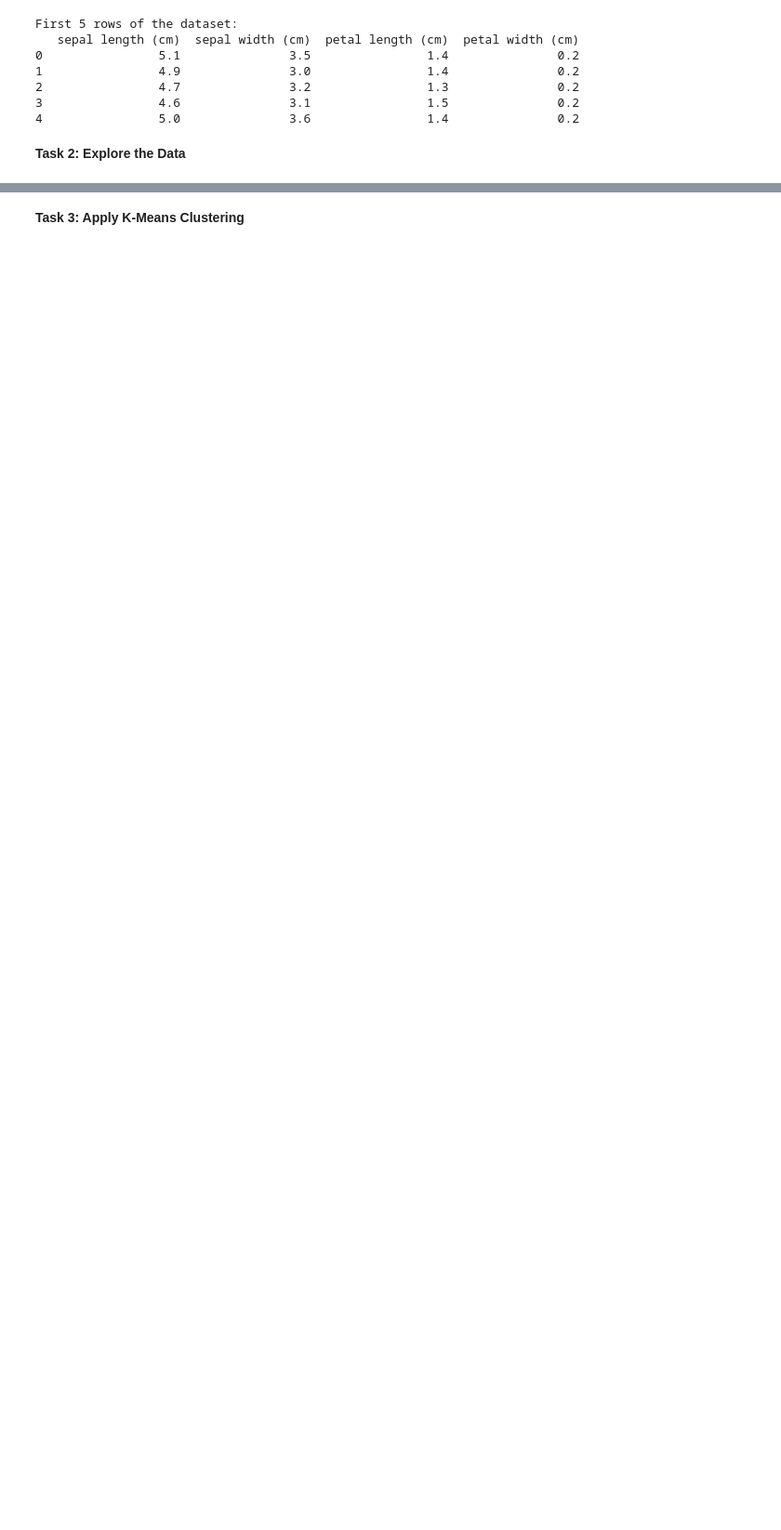
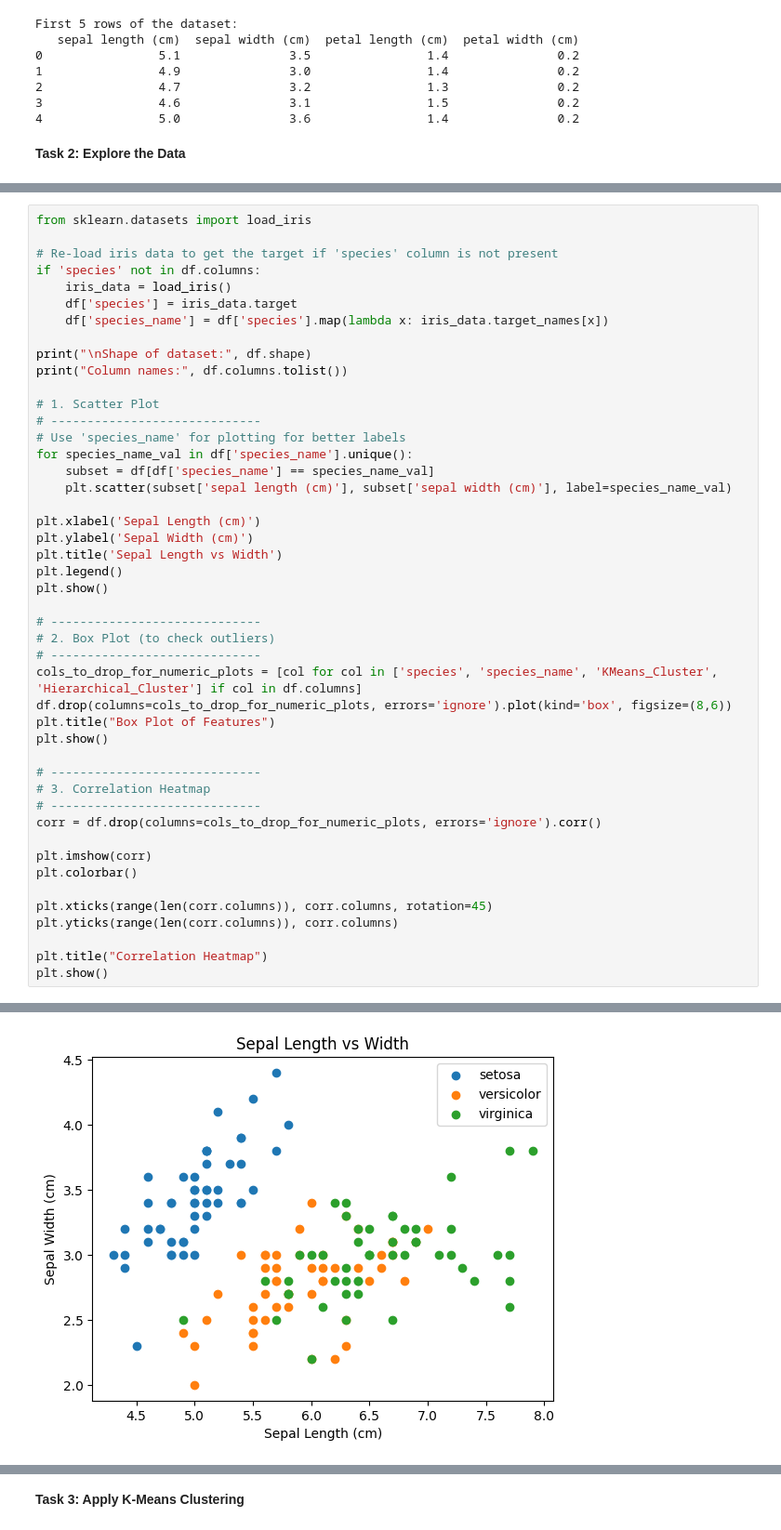
Before and after one commit to MageroOduor/ML, a Jupyter notebook: Practical_Assignment_–_Clustering_with_the_Iris_Dataset.ipynb, the cells around one changed output, grey strips where cells are left out. Shown at 93% size. Saved outputs shown, nothing was run; the diff lists cells and outputs as text; blank space fills up the shorter version.

```diff
--- a/Practical_Assignment_–_Clustering_with_the_Iris_Dataset.ipynb
+++ b/Practical_Assignment_–_Clustering_with_the_Iris_Dataset.ipynb
@@ -31,0 +27,47 @@ Column names: ['sepal length (cm)', 'sepal width (cm)', 'petal length (cm)', 'pe
+# %%
+from sklearn.datasets import load_iris
+
+# Re-load iris data to get the target if 'species' column is not present
+if 'species' not in df.columns:
+    iris_data = load_iris()
+    df['species'] = iris_data.target
+    df['species_name'] = df['species'].map(lambda x: iris_data.target_names[x])
+
+print("\nShape of dataset:", df.shape)
+print("Column names:", df.columns.tolist())
+
+# 1. Scatter Plot
+# -----------------------------
+# Use 'species_name' for plotting for better labels
+for species_name_val in df['species_name'].unique():
+    subset = df[df['species_name'] == species_name_val]
+    plt.scatter(subset['sepal length (cm)'], subset['sepal width (cm)'], label=species_name_val)
+
+plt.xlabel('Sepal Length (cm)')
+plt.ylabel('Sepal Width (cm)')
+plt.title('Sepal Length vs Width')
+plt.legend()
+plt.show()
+
+# -----------------------------
+# 2. Box Plot (to check outliers)
+# -----------------------------
+cols_to_drop_for_numeric_plots = [col for col in ['species', 'species_name', 'KMeans_Cluster', 'Hierarchical_Cluster'] if col in df.columns]
+df.drop(columns=cols_to_drop_for_numeric_plots, errors='ignore').plot(kind='box', figsize=(8,6))
+plt.title("Box Plot of Features")
+plt.show()
+
+# -----------------------------
+# 3. Correlation Heatmap
+# -----------------------------
+corr = df.drop(columns=cols_to_drop_for_numeric_plots, errors='ignore').corr()
+
+plt.imshow(corr)
+plt.colorbar()
+
+plt.xticks(range(len(corr.columns)), corr.columns, rotation=45)
+plt.yticks(range(len(corr.columns)), corr.columns)
+
+plt.title("Correlation Heatmap")
+plt.show()
+# %% [output]
@@ -31,0 +76 @@ Column names: ['sepal length (cm)', 'sepal width (cm)', 'petal length (cm)', 'pe
+[figure, added]
```
Also changed, not shown: parts of 11 cells of this notebook.
